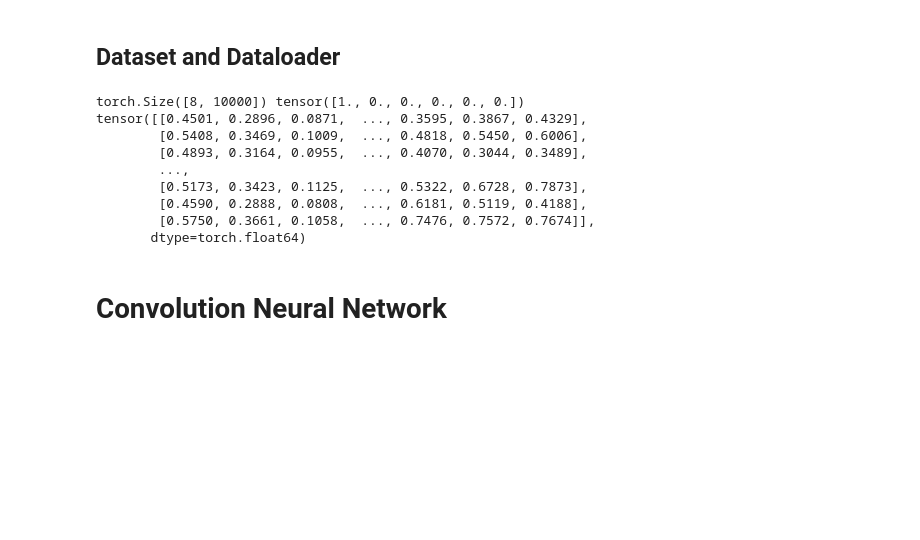
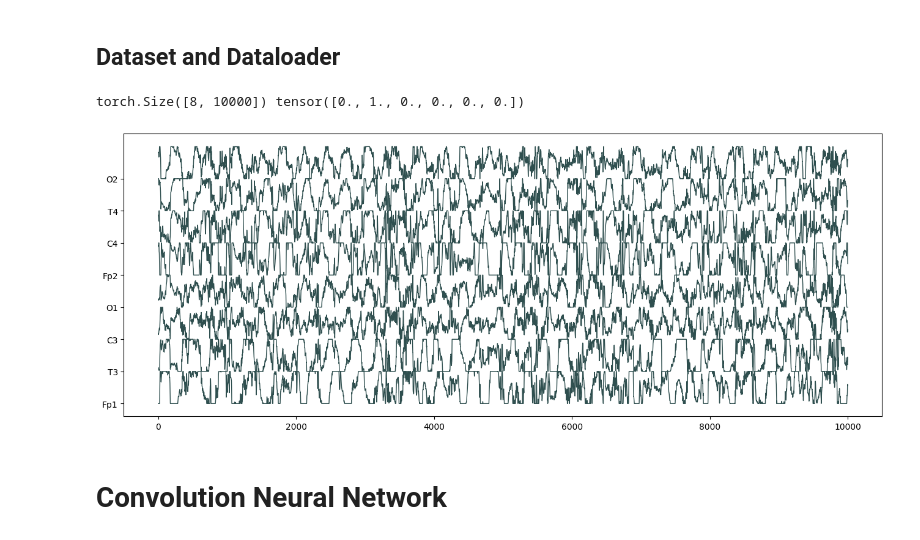
Before and after one commit to privafuschia/Harmful-Brain-Activity-CNN, a Jupyter notebook: eeg-main.ipynb, the cells around one changed output. Drawn from its saved outputs; the diff is of its cells as text; code cells hidden in the pictures; blank space fills up the shorter version.

```diff
--- a/eeg-main.ipynb
+++ b/eeg-main.ipynb
@@ -41,9 +62,15 @@ eeg_y = eeg_y.drop_duplicates(subset='eeg_id', keep='first') # There are duplica
 eeg_y = eeg_y.reset_index(drop=True) # Index will be fragmented after dropping duplicate, so we reassign each entry a new index starting from 0 to n.
 
 # split eeg_y into train and test split
-eeg_train_y, eeg_test_y = train_test_split(eeg_y, test_size=0.2, shuffle=True)
+eeg_train_val_y, eeg_test_y = train_test_split(eeg_y, test_size=0.2, shuffle=True)
+eeg_train_y, eeg_val_y = train_test_split(eeg_train_val_y, test_size=0.2, shuffle=True)
 
-print(eeg_y.head())
+eeg_train_y = eeg_train_y.reset_index(drop=True)
+eeg_val_y = eeg_val_y.reset_index(drop=True)
+eeg_test_y = eeg_test_y.reset_index(drop=True)
+
+
+print(eeg_train_y.head())
 print(eeg_train_y.shape)
 print(eeg_test_y.shape)
 # %% [output]
@@ -100,9 +129,25 @@ hi
 # %%
 # apply frequency filter to eeg data
 # Keep frequency within 1hz to 40hz
-sos = signal.butter(3, [1, 40], 'bandpass', fs=200, output='sos') # this is the filter, we will apply it below with signal.sosfilt()
+sos = signal.butter(3, [0.5, 40], 'bandpass', fs=200, output='sos') # this is the filter, we will apply it below with signal.sosfilt()
 # %% [markdown]
 ## Dataset and Dataloader
+# %%
+def plotEEG(eeg, offset=1):
+    eeg_plt = eeg
+
+#     columns = ['Fp1', 'F3', 'C3', 'P3', 'F7', 'T3', 'T5', 'O1', 'Fz', 'Cz', 'Pz',
+#        'Fp2', 'F4', 'C4', 'P4', 'F8', 'T4', 'T6', 'O2']
+    columns = ['Fp1','T3','C3','O1','Fp2','C4','T4','O2']
+
+    fig, ax = plt.subplots(figsize=(16,6))
+    for i, column in enumerate(columns):
+        ax.plot(eeg_plt[i] + i * offset, linewidth=1.0, color="darkslategray")
+
+    ax.set_yticks(np.arange(len(columns)) * offset)
+    ax.set_yticklabels(columns)
+
+    plt.show()
 # %%
 # Custom dataset
 class EEGDataset(Dataset):
@@ -142,19 +208,12 @@ class EEGDataset(Dataset):
 
         return normalized_eeg, label
 # %%
-eeg_train_data_set = EEGDataset(eeg_train_y, eeg_data_dict)
-eeg_test_data_set = EEGDataset(eeg_test_y, eeg_data_dict)
+eeg_train_data_set = EEGDataset(eeg_train_y, eeg_data_dict, '1d')
+eeg_val_data_set = EEGDataset(eeg_val_y, eeg_data_dict, '1d')
+eeg_test_data_set = EEGDataset(eeg_test_y, eeg_data_dict, '1d')
+normalized_eeg, label = eeg_train_data_set[5]
+print(normalized_eeg.shape, label)
+plotEEG(normalized_eeg)
+# %% [output]
+torch.Size([8, 10000]) tensor([0., 1., 0., 0., 0., 0.])
+[figure, added]
-# %%
-normalized_eeg, label = eeg_train_data_set[0]
-print(normalized_eeg.shape, label)
-print(normalized_eeg)
-# %% [output]
-torch.Size([8, 10000]) tensor([1., 0., 0., 0., 0., 0.])
-tensor([[0.4501, 0.2896, 0.0871,  ..., 0.3595, 0.3867, 0.4329],
-        [0.5408, 0.3469, 0.1009,  ..., 0.4818, 0.5450, 0.6006],
-        [0.4893, 0.3164, 0.0955,  ..., 0.4070, 0.3044, 0.3489],
-        ...,
-        [0.5173, 0.3423, 0.1125,  ..., 0.5322, 0.6728, 0.7873],
-        [0.4590, 0.2888, 0.0808,  ..., 0.6181, 0.5119, 0.4188],
-        [0.5750, 0.3661, 0.1058,  ..., 0.7476, 0.7572, 0.7674]],
-       dtype=torch.float64)
```
Also changed, not shown: parts of 24 cells of this notebook.
